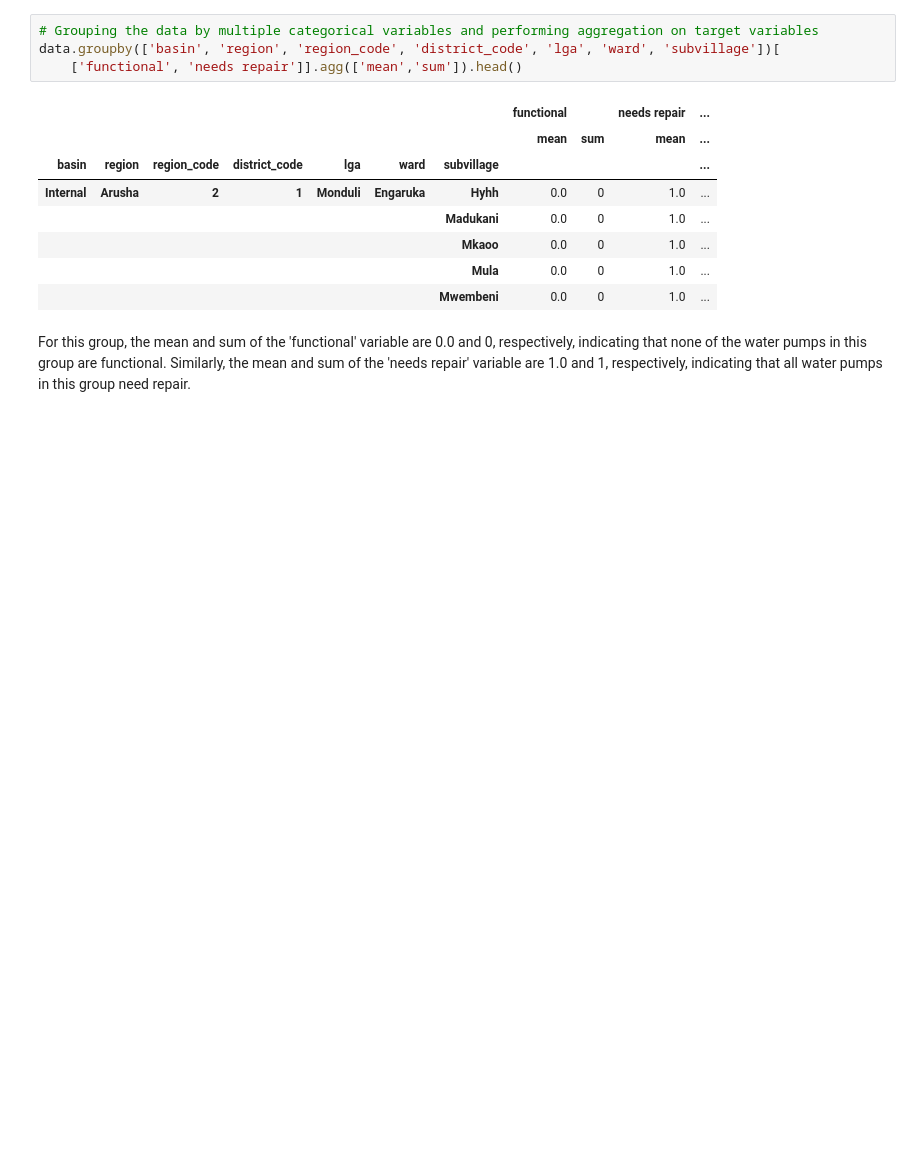
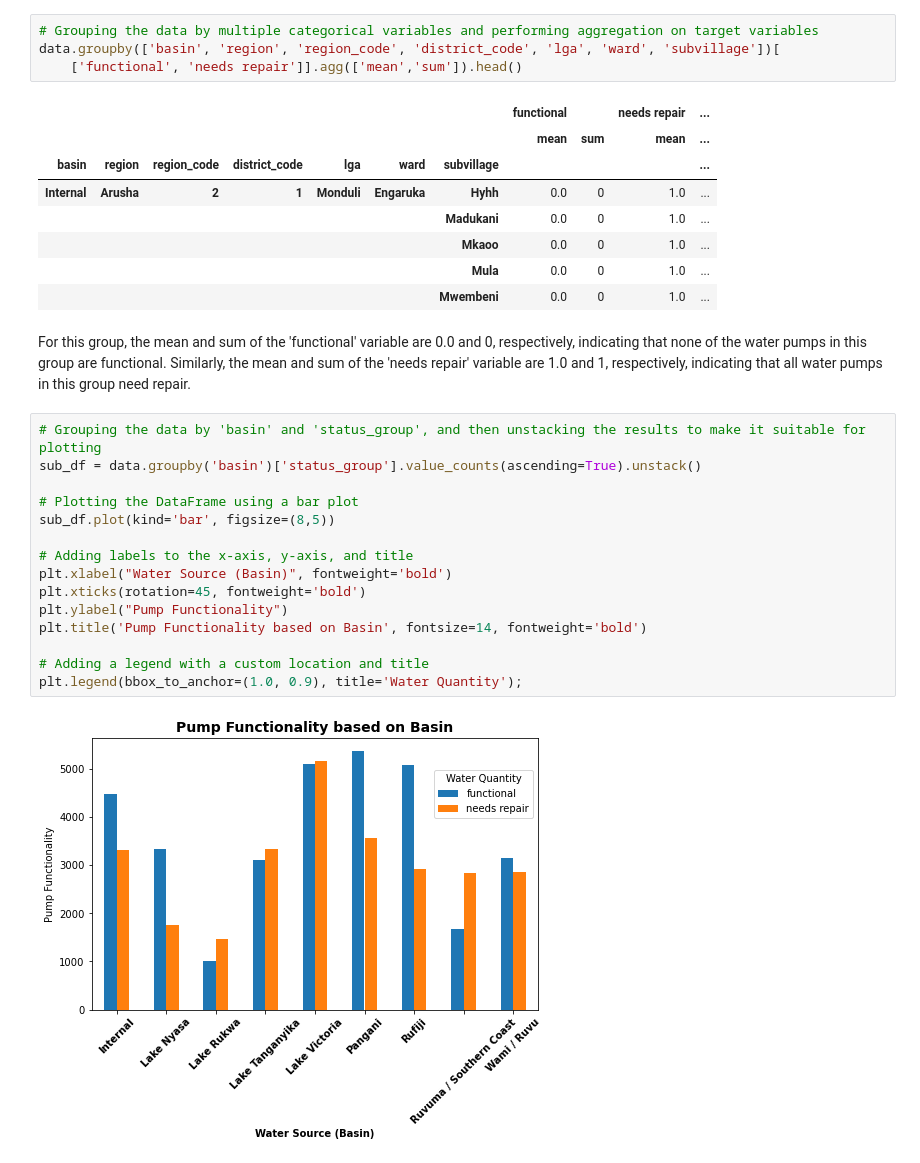
Before and after one commit to MyraKadenge/dsc-phase-3-project-v2-3, a Jupyter notebook: index.ipynb, the cells around one changed output. Cells and saved outputs as stored; diff of their text form; blank space fills up the shorter version.

```diff
--- a/index.ipynb
+++ b/index.ipynb
@@ -491,3 +491,20 @@ data.groupby(['basin', 'region', 'region_code', 'district_code', 'lga', 'ward',
 |  |  |  |  |  |  | Mwembeni | 0.0 | 0 | 1.0 | ... |
 # %% [markdown]
 For this group, the mean and sum of the 'functional' variable are 0.0 and 0, respectively, indicating that none of the water pumps in this group are functional. Similarly, the mean and sum of the 'needs repair' variable are 1.0 and 1, respectively, indicating that all water pumps in this group need repair.
+# %%
+# Grouping the data by 'basin' and 'status_group', and then unstacking the results to make it suitable for plotting
+sub_df = data.groupby('basin')['status_group'].value_counts(ascending=True).unstack()
+
+# Plotting the DataFrame using a bar plot
+sub_df.plot(kind='bar', figsize=(8,5))
+
+# Adding labels to the x-axis, y-axis, and title
+plt.xlabel("Water Source (Basin)", fontweight='bold')
+plt.xticks(rotation=45, fontweight='bold')
+plt.ylabel("Pump Functionality")
+plt.title('Pump Functionality based on Basin', fontsize=14, fontweight='bold')
+
+# Adding a legend with a custom location and title
+plt.legend(bbox_to_anchor=(1.0, 0.9), title='Water Quantity');
+# %% [output]
+[figure, added]
```
Also changed, not shown: parts of 24 cells of this notebook.
